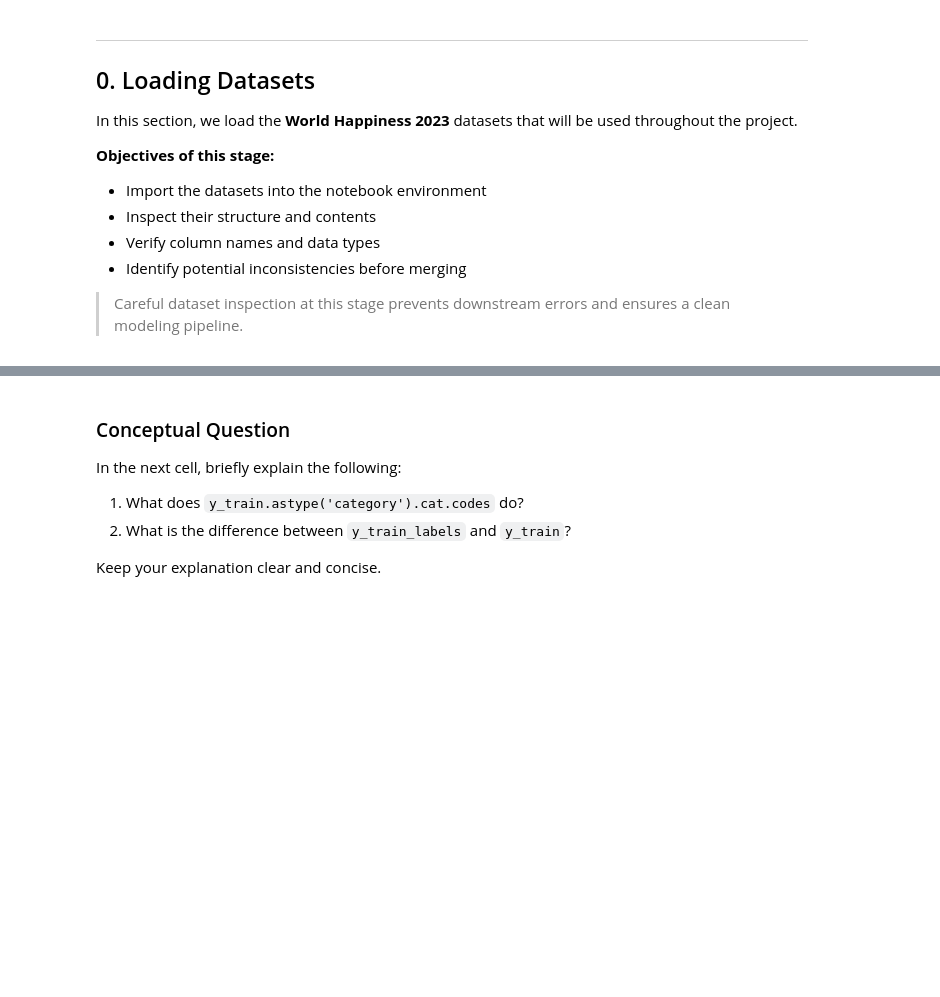
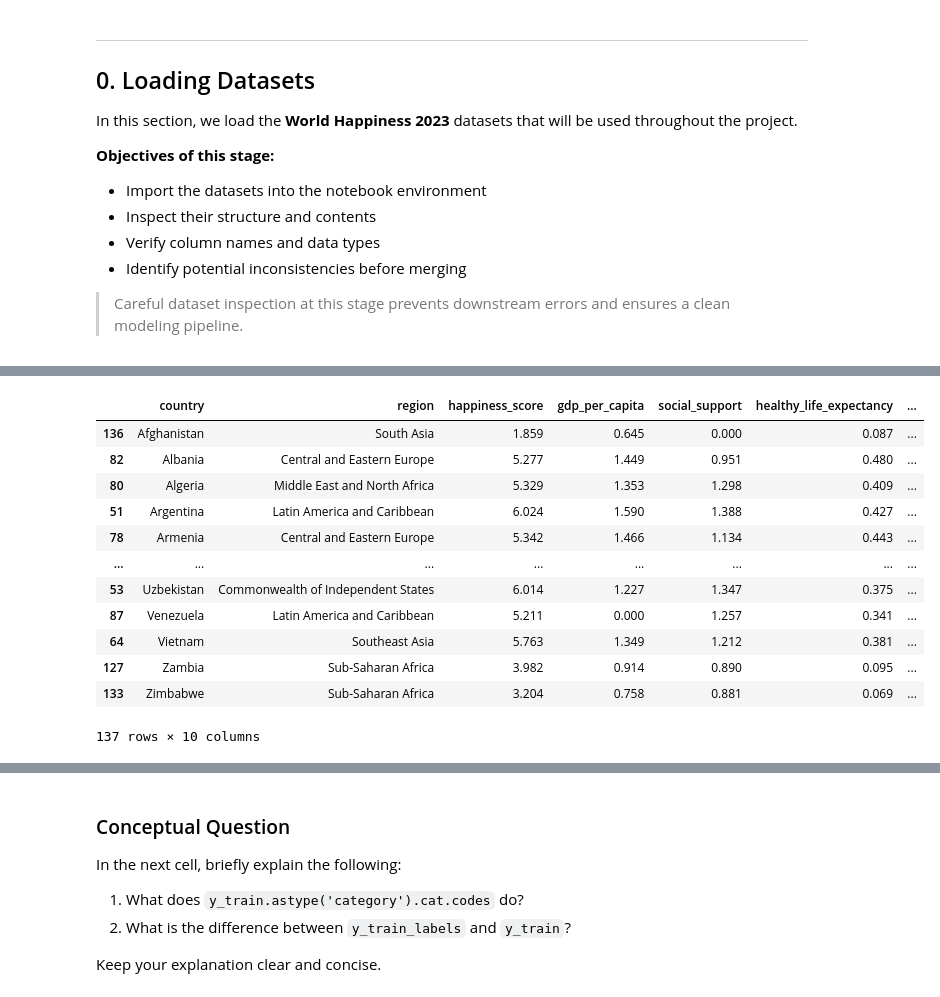
Before and after one commit to lindsayvarzz/AML_Project_1, a Jupyter notebook: Project_1.ipynb, the cells around one changed output, grey strips where cells are left out. Cells and saved outputs as stored; diff of their text form; code cells hidden in the pictures; blank space fills up the shorter version.

```diff
--- a/Project_1.ipynb
+++ b/Project_1.ipynb
@@ -122,0 +139,19 @@ whr_df
+# %%
+whr_df_sorted = whr_df.sort_values(by='country')
+countrydata_sorted = countrydata.sort_values(by='country_name')
+# %%
+whr_df_sorted
+# %% [output]
+|  | country | region | happiness_score | gdp_per_capita | social_support | healthy_life_expectancy | ... |
+| 136 | Afghanistan | South Asia | 1.859 | 0.645 | 0.000 | 0.087 | ... |
+| 82 | Albania | Central and Eastern Europe | 5.277 | 1.449 | 0.951 | 0.480 | ... |
+| 80 | Algeria | Middle East and North Africa | 5.329 | 1.353 | 1.298 | 0.409 | ... |
+| 51 | Argentina | Latin America and Caribbean | 6.024 | 1.590 | 1.388 | 0.427 | ... |
+| 78 | Armenia | Central and Eastern Europe | 5.342 | 1.466 | 1.134 | 0.443 | ... |
+| ... | ... | ... | ... | ... | ... | ... | ... |
+| 53 | Uzbekistan | Commonwealth of Independent States | 6.014 | 1.227 | 1.347 | 0.375 | ... |
+| 87 | Venezuela | Latin America and Caribbean | 5.211 | 0.000 | 1.257 | 0.341 | ... |
+| 64 | Vietnam | Southeast Asia | 5.763 | 1.349 | 1.212 | 0.381 | ... |
+| 127 | Zambia | Sub-Saharan Africa | 3.982 | 0.914 | 0.890 | 0.095 | ... |
+| 133 | Zimbabwe | Sub-Saharan Africa | 3.204 | 0.758 | 0.881 | 0.069 | ... |
+137 rows × 10 columns
```
Also changed, not shown: parts of 11 cells of this notebook.
